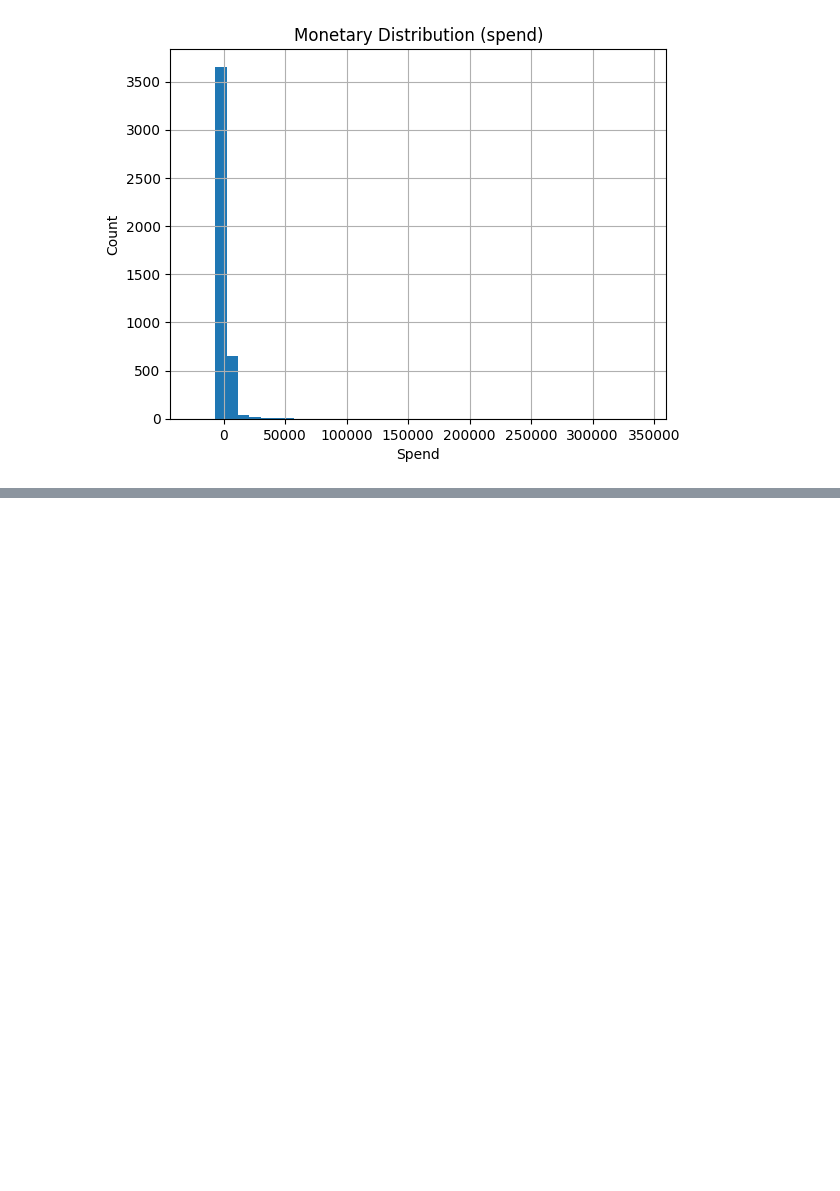
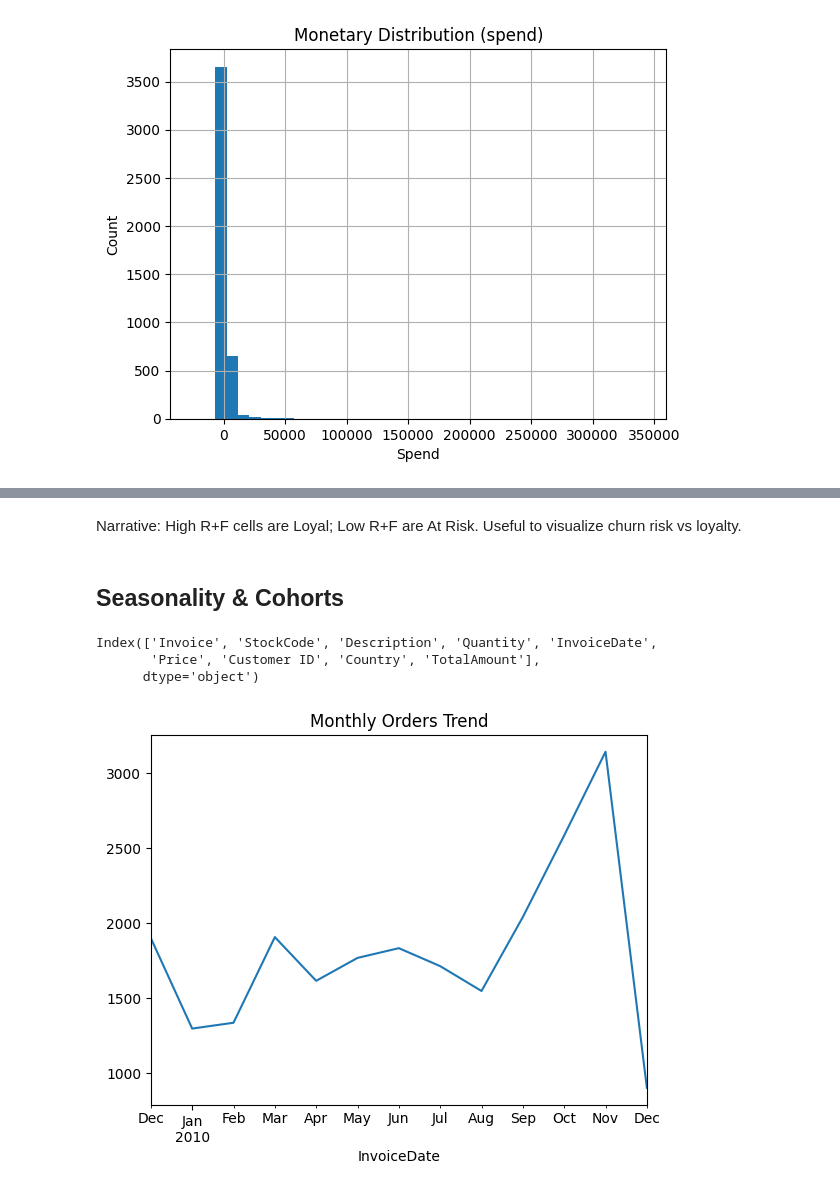
Before and after one commit to mmilannaik/BigOCheatSheet, a Jupyter notebook: MiQ_Customer_Segmentation_RFM.ipynb, the cells around one changed output, grey strips where cells are left out. Drawn from its saved outputs; the diff is of its cells as text; code cells hidden in the pictures; blank space fills up the shorter version.

```diff
--- a/MiQ_Customer_Segmentation_RFM.ipynb
+++ b/MiQ_Customer_Segmentation_RFM.ipynb
@@ -148,0 +223,15 @@ plt.title('Monetary Distribution (spend)'); plt.xlabel('Spend'); plt.ylabel('Cou
+# %% [markdown]
+Narrative: High R+F cells are Loyal; Low R+F are At Risk. Useful to visualize churn risk vs loyalty.
+# %% [markdown]
+## Seasonality & Cohorts
+# %%
+df.columns
+# %% [output]
+Index(['Invoice', 'StockCode', 'Description', 'Quantity', 'InvoiceDate',
+       'Price', 'Customer ID', 'Country', 'TotalAmount'],
+      dtype='object')
+# %%
+monthly = df.set_index('InvoiceDate').resample('M')['Invoice'].nunique()
+monthly.plot(title='Monthly Orders Trend'); plt.show()
+# %% [output]
+[figure, added]
```
Also changed, not shown: parts of 18 cells of this notebook.
